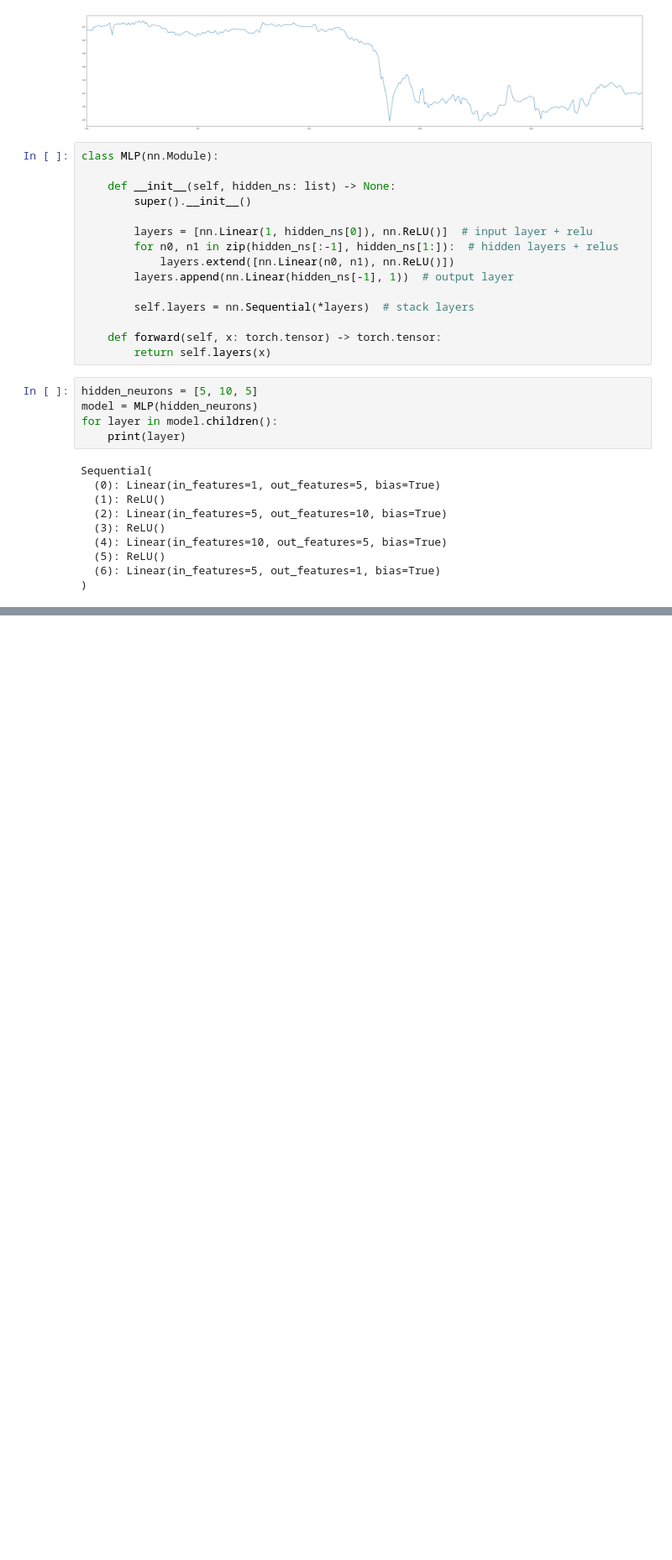
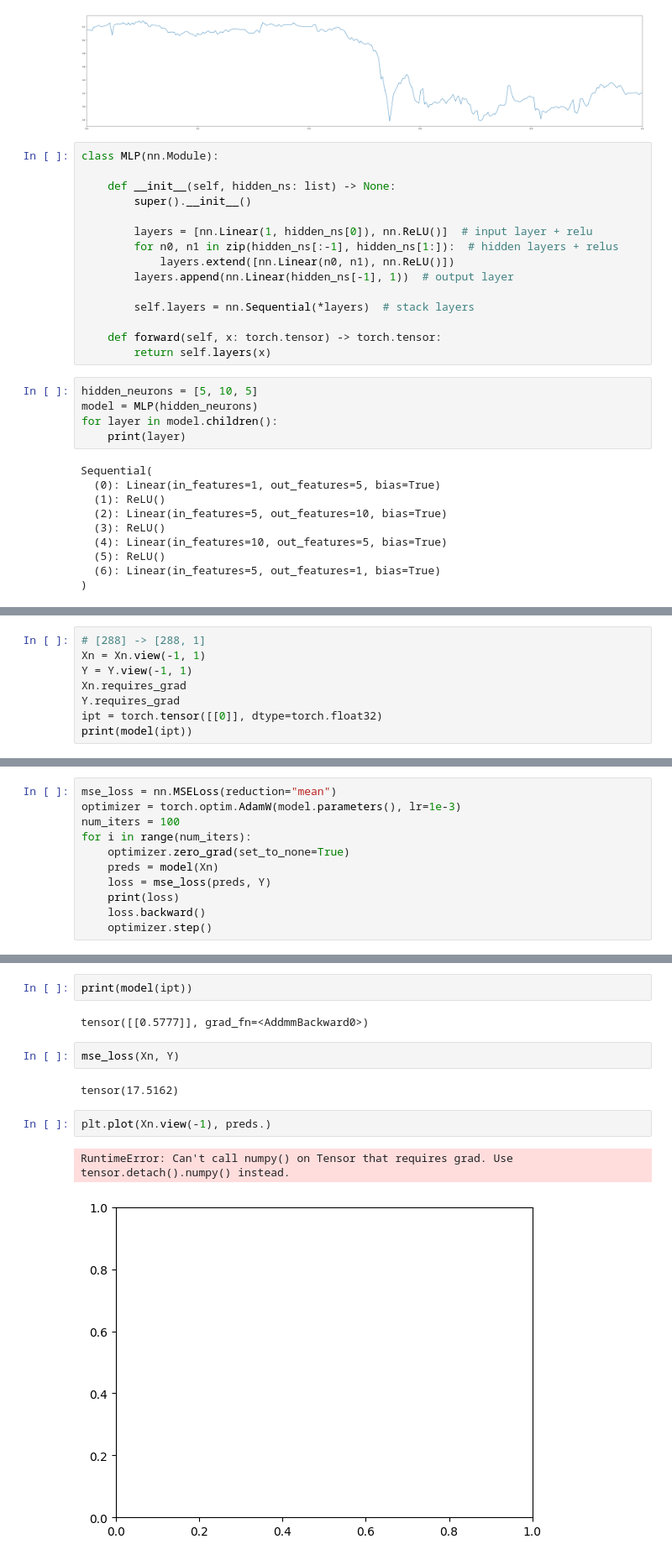
Before and after one commit to yarchickkk/approguru, a Jupyter notebook: play.ipynb, the cells around one changed output, grey strips where cells are left out. Shown: that part at 84% size. Saved outputs shown, nothing was run; the diff lists cells and outputs as text; blank space fills up the shorter version.

Commit message:
Set up playground for curve fitting.

```diff
--- a/play.ipynb
+++ b/play.ipynb
@@ -75,0 +63,8 @@ tensor([[-0.1845],
+# %%
+# [288] -> [288, 1]
+Xn = Xn.view(-1, 1)
+Y = Y.view(-1, 1)
+Xn.requires_grad
+Y.requires_grad
+ipt = torch.tensor([[0]], dtype=torch.float32)
+print(model(ipt))
@@ -75,0 +73,11 @@ tensor([[-0.1845],
+# %%
+mse_loss = nn.MSELoss(reduction="mean")
+optimizer = torch.optim.AdamW(model.parameters(), lr=1e-3)
+num_iters = 100
+for i in range(num_iters):
+    optimizer.zero_grad(set_to_none=True)
+    preds = model(Xn)
+    loss = mse_loss(preds, Y)
+    print(loss)
+    loss.backward()
+    optimizer.step()
@@ -75,0 +102,13 @@ tensor([[-0.1845],
+# %%
+print(model(ipt))
+# %% [output]
+tensor([[0.5777]], grad_fn=<AddmmBackward0>)
+# %%
+mse_loss(Xn, Y)
+# %% [output]
+tensor(17.5162)
+# %%
+plt.plot(Xn.view(-1), preds.)
+# %% [output]
+RuntimeError: Can't call numpy() on Tensor that requires grad. Use tensor.detach().numpy() instead.
+[figure, added]
```
Also changed, not shown: parts of 4 cells of this notebook.
